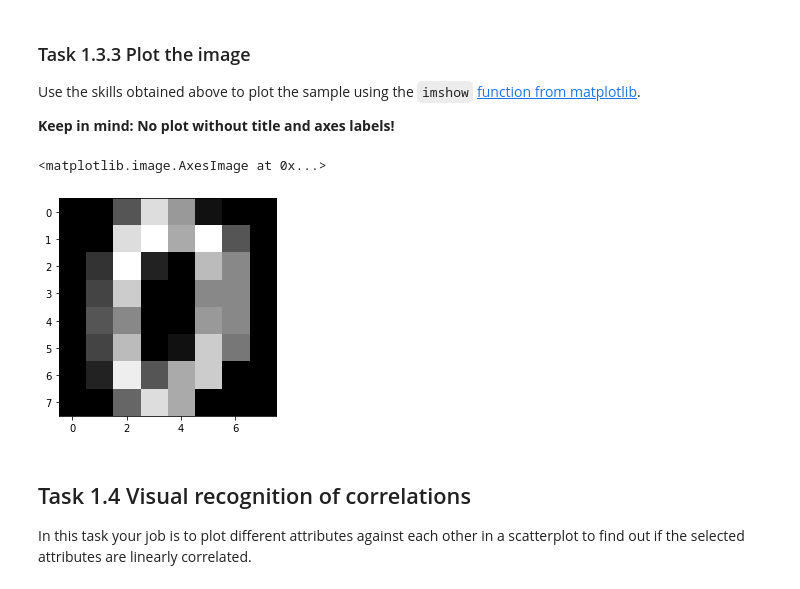
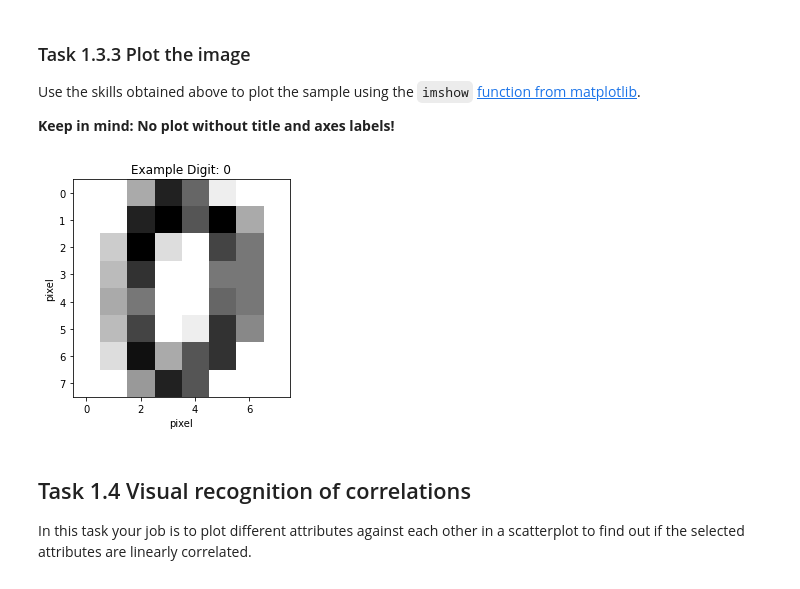
Before and after one commit to JakobSachs/DAIS2022, a Jupyter notebook: A02 - Plotting Correlation Regression/PlottingCorrelation.ipynb, the cells around one changed output. Saved outputs shown, nothing was run; the diff lists cells and outputs as text; code cells hidden in the pictures.

```diff
--- a/A02 - Plotting Correlation Regression/PlottingCorrelation.ipynb
+++ b/A02 - Plotting Correlation Regression/PlottingCorrelation.ipynb
@@ -246,11 +226,13 @@
 
 **Keep in mind: No plot without title and axes labels!**
 # %%
-plt.gray()
-plt.imshow(im)
+plt.imshow(im,cmap = "gray_r",interpolation = "nearest")
+plt.title("Example Digit: 0")
+plt.xlabel("pixel")
+plt.ylabel("pixel")
+plt.show()
 # %% [output]
-<matplotlib.image.AxesImage at 0x...>
-[figure, old version]
+[figure, new version]
 # %% [markdown]
 ## Task 1.4 Visual recognition of correlations
 
```
Also changed, not shown: parts of 8 cells of this notebook, 1 other file.
